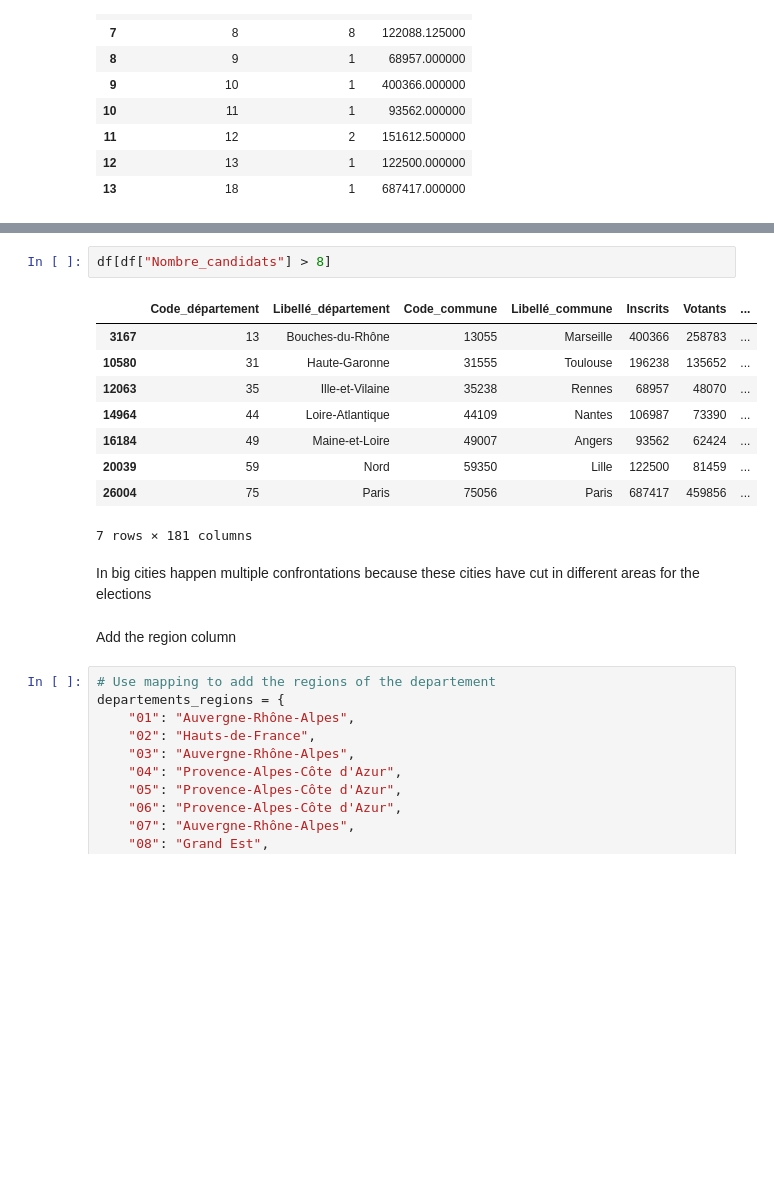
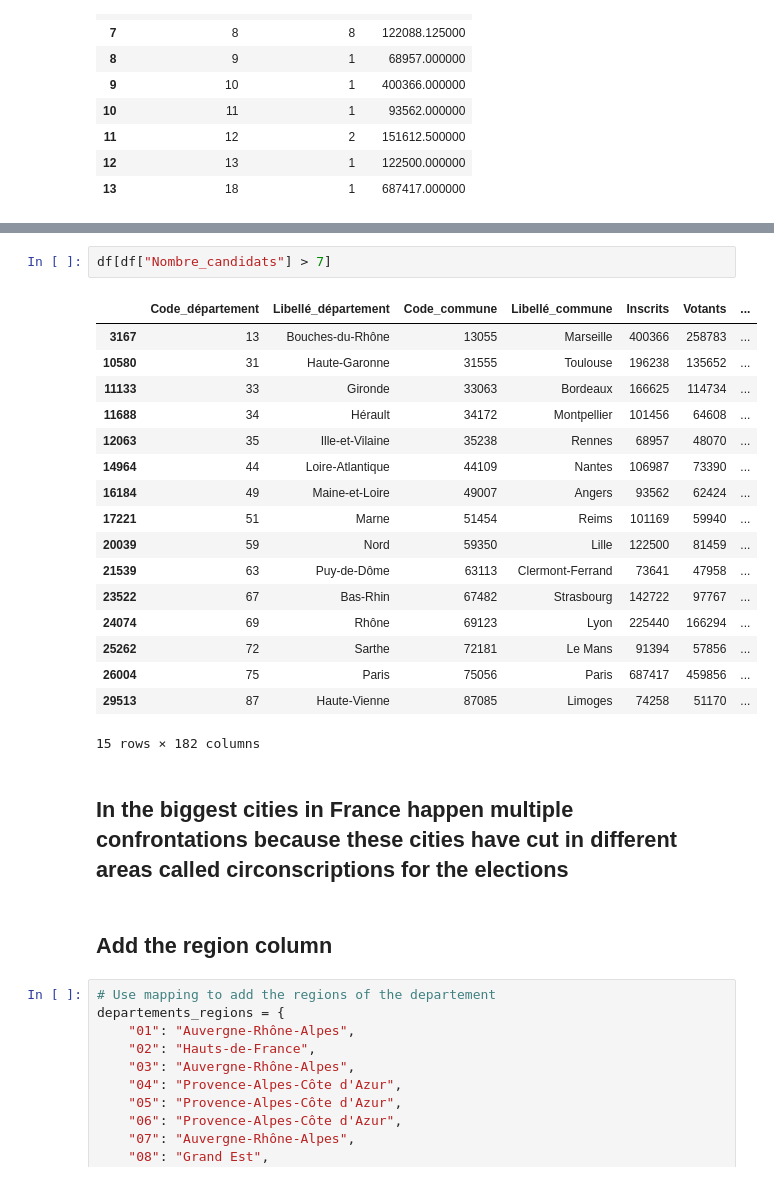
Before and after one commit to RonanRibouletPython/Data_Analysis_Job_Prep, a Jupyter notebook: Notebooks/EDA_Election_2024.ipynb, the cells around one changed output, grey strips where cells are left out. Drawn from its saved outputs; the diff is of its cells as text; blank space fills up the shorter version.

```diff
--- a/Notebooks/EDA_Election_2024.ipynb
+++ b/Notebooks/EDA_Election_2024.ipynb
@@ -155,19 +168,27 @@ The most second turn confrontations that happen are either duels or triangles
 # %%
-df[df["Nombre_candidats"] > 8]
+df[df["Nombre_candidats"] > 7]
 # %% [output]
 |  | Code_département | Libellé_département | Code_commune | Libellé_commune | Inscrits | Votants | ... |
 | 3167 | 13 | Bouches-du-Rhône | 13055 | Marseille | 400366 | 258783 | ... |
 | 10580 | 31 | Haute-Garonne | 31555 | Toulouse | 196238 | 135652 | ... |
+| 11133 | 33 | Gironde | 33063 | Bordeaux | 166625 | 114734 | ... |
+| 11688 | 34 | Hérault | 34172 | Montpellier | 101456 | 64608 | ... |
 | 12063 | 35 | Ille-et-Vilaine | 35238 | Rennes | 68957 | 48070 | ... |
 | 14964 | 44 | Loire-Atlantique | 44109 | Nantes | 106987 | 73390 | ... |
 | 16184 | 49 | Maine-et-Loire | 49007 | Angers | 93562 | 62424 | ... |
+| 17221 | 51 | Marne | 51454 | Reims | 101169 | 59940 | ... |
 | 20039 | 59 | Nord | 59350 | Lille | 122500 | 81459 | ... |
+| 21539 | 63 | Puy-de-Dôme | 63113 | Clermont-Ferrand | 73641 | 47958 | ... |
+| 23522 | 67 | Bas-Rhin | 67482 | Strasbourg | 142722 | 97767 | ... |
+| 24074 | 69 | Rhône | 69123 | Lyon | 225440 | 166294 | ... |
+| 25262 | 72 | Sarthe | 72181 | Le Mans | 91394 | 57856 | ... |
 | 26004 | 75 | Paris | 75056 | Paris | 687417 | 459856 | ... |
+| 29513 | 87 | Haute-Vienne | 87085 | Limoges | 74258 | 51170 | ... |
-7 rows × 181 columns
+15 rows × 182 columns
 # %% [markdown]
-In big cities happen multiple confrontations because these cities have cut in different areas for the elections
+## In the biggest cities in France happen multiple confrontations because these cities have cut in different areas called circonscriptions for the elections
 # %% [markdown]
-Add the region column
+## Add the region column
 # %%
 # Use mapping to add the regions of the departement
 departements_regions = {
```
Also changed, not shown: parts of 33 cells of this notebook.
